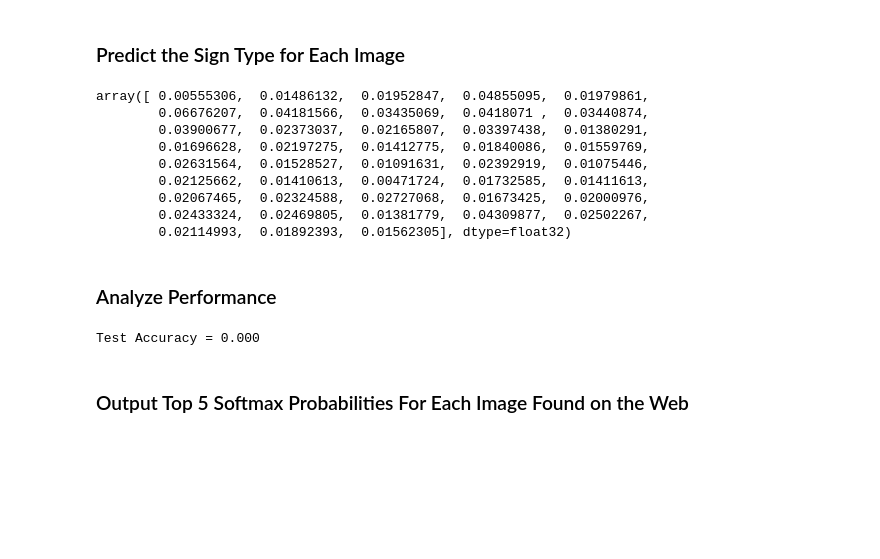
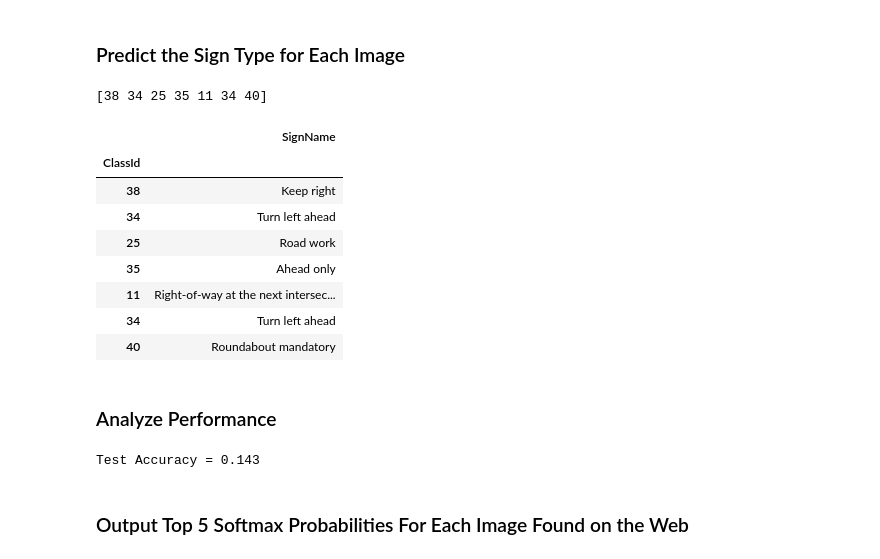
Before and after one commit to sanealytics/CarND-Traffic-Sign-Classifier-Project, a Jupyter notebook: Traffic_Sign_Classifier.ipynb, the cells around one changed output. Drawn from its saved outputs; the diff is of its cells as text; code cells hidden in the pictures; blank space fills up the shorter version.

```diff
--- a/Traffic_Sign_Classifier.ipynb
+++ b/Traffic_Sign_Classifier.ipynb
@@ -384,18 +362,0 @@ with tf.Session() as sess:
-# %%
-#init = tf.initialize_all_variables()
-with tf.Session() as sess:
-    sess.run(tf.global_variables_initializer())
-    #im = sess.run(img_tf)
-    coord = tf.train.Coordinator()
-    threads = tf.train.start_queue_runners(coord=coord)
-
-    for i in range(1): #length of your filename list
-        image = images.eval() #here is your image Tensor :)
-
-    print(image.shape)
-    Image.fromarray(np.asarray(image)).show()
-
-    coord.request_stop()
-    coord.join(threads)
-plt.figure(figsize=(1,1))
-plt.imshow(im) #TODO
@@ -407,24 +385,26 @@ plt.imshow(im) #TODO
 ### Feel free to use as many code cells as needed.
 # %%
 softmax_logits = tf.nn.softmax(logits)
-top_k = tf.nn.top_k(softmax_logits, k=3)
-one_hot_candidate_labels = tf.one_hot(candidate_labels, n_classes)
 
 with tf.Session() as sess:
     saver.restore(sess, tf.train.latest_checkpoint('.'))
-    op = sess.run(softmax_logits, feed_dict={x: candidate_images_normalized})
+    predicted_logits = sess.run(logits, feed_dict={x: np.array(candidate_images)})
+    # or softmax_logits?
 
-op[1]
+predicted_labels = np.argmax(predicted_logits, axis=1)
+print(predicted_labels)
+sign_names.loc[predicted_labels]
 # %% [output]
-array([ 0.00555306,  0.01486132,  0.01952847,  0.04855095,  0.01979861,
-        0.06676207,  0.04181566,  0.03435069,  0.0418071 ,  0.03440874,
-        0.03900677,  0.02373037,  0.02165807,  0.03397438,  0.01380291,
-        0.01696628,  0.02197275,  0.01412775,  0.01840086,  0.01559769,
-        0.02631564,  0.01528527,  0.01091631,  0.02392919,  0.01075446,
-        0.02125662,  0.01410613,  0.00471724,  0.01732585,  0.01411613,
-        0.02067465,  0.02324588,  0.02727068,  0.01673425,  0.02000976,
-        0.02433324,  0.02469805,  0.01381779,  0.04309877,  0.02502267,
-        0.02114993,  0.01892393,  0.01562305], dtype=float32)
+[38 34 25 35 11 34 40]
+|  | SignName |
+| ClassId |  |
+| 38 | Keep right |
+| 34 | Turn left ahead |
+| 25 | Road work |
+| 35 | Ahead only |
+| 11 | Right-of-way at the next intersec... |
+| 34 | Turn left ahead |
+| 40 | Roundabout mandatory |
 # %% [markdown]
 ### Analyze Performance
 # %%
@@ -434,10 +414,10 @@ array([ 0.00555306,  0.01486132,  0.01952847,  0.04855095,  0.01979861,
 with tf.Session() as sess:
     saver.restore(sess, tf.train.latest_checkpoint('.'))
 
-    test_accuracy = evaluate(candidate_images_normalized, candidate_labels)
+    test_accuracy = evaluate(candidate_images, candidate_labels)
     print("Test Accuracy = {:.3f}".format(test_accuracy))
 # %% [output]
-Test Accuracy = 0.000
+Test Accuracy = 0.143
 # %% [markdown]
 ### Output Top 5 Softmax Probabilities For Each Image Found on the Web
 # %% [markdown]
```
Also changed, not shown: parts of 18 cells of this notebook.
